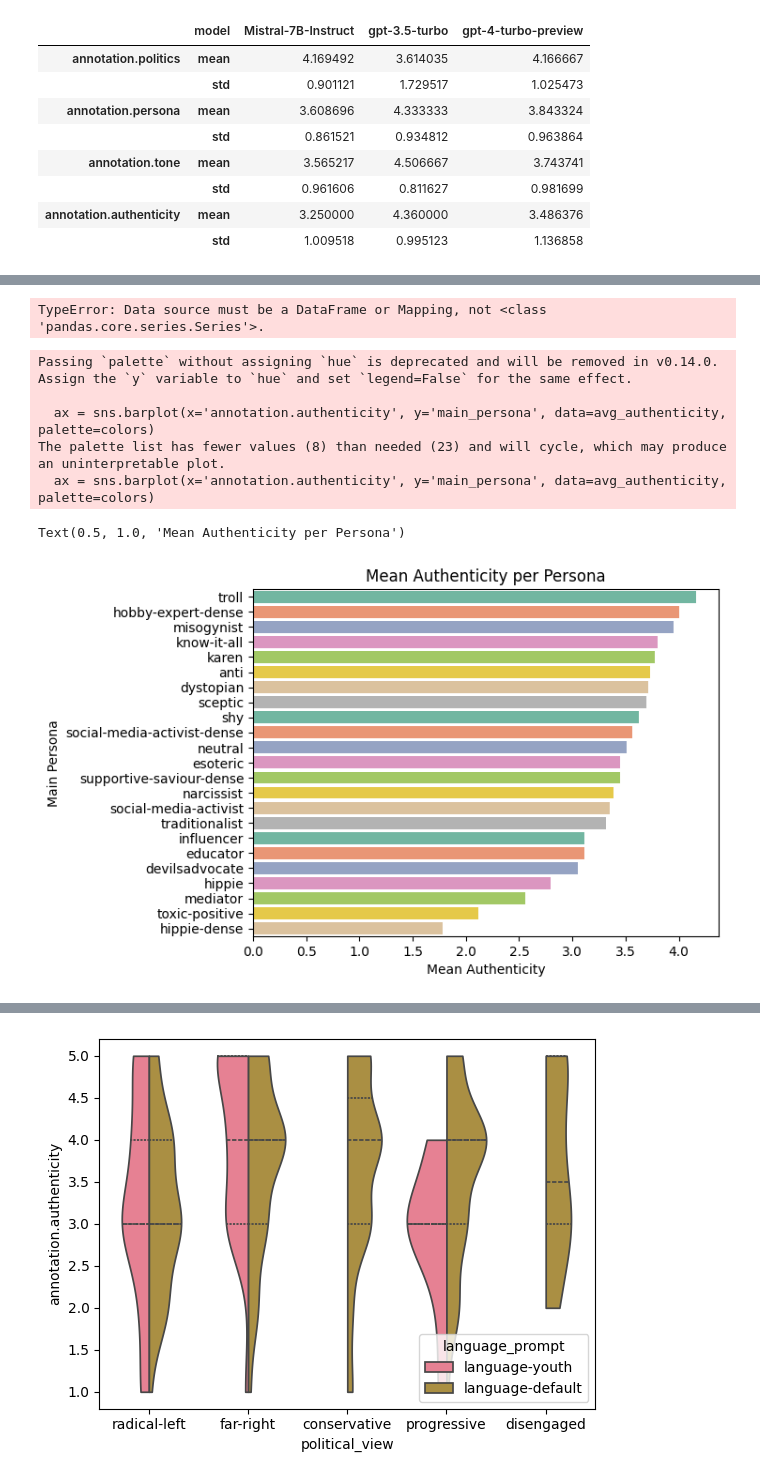
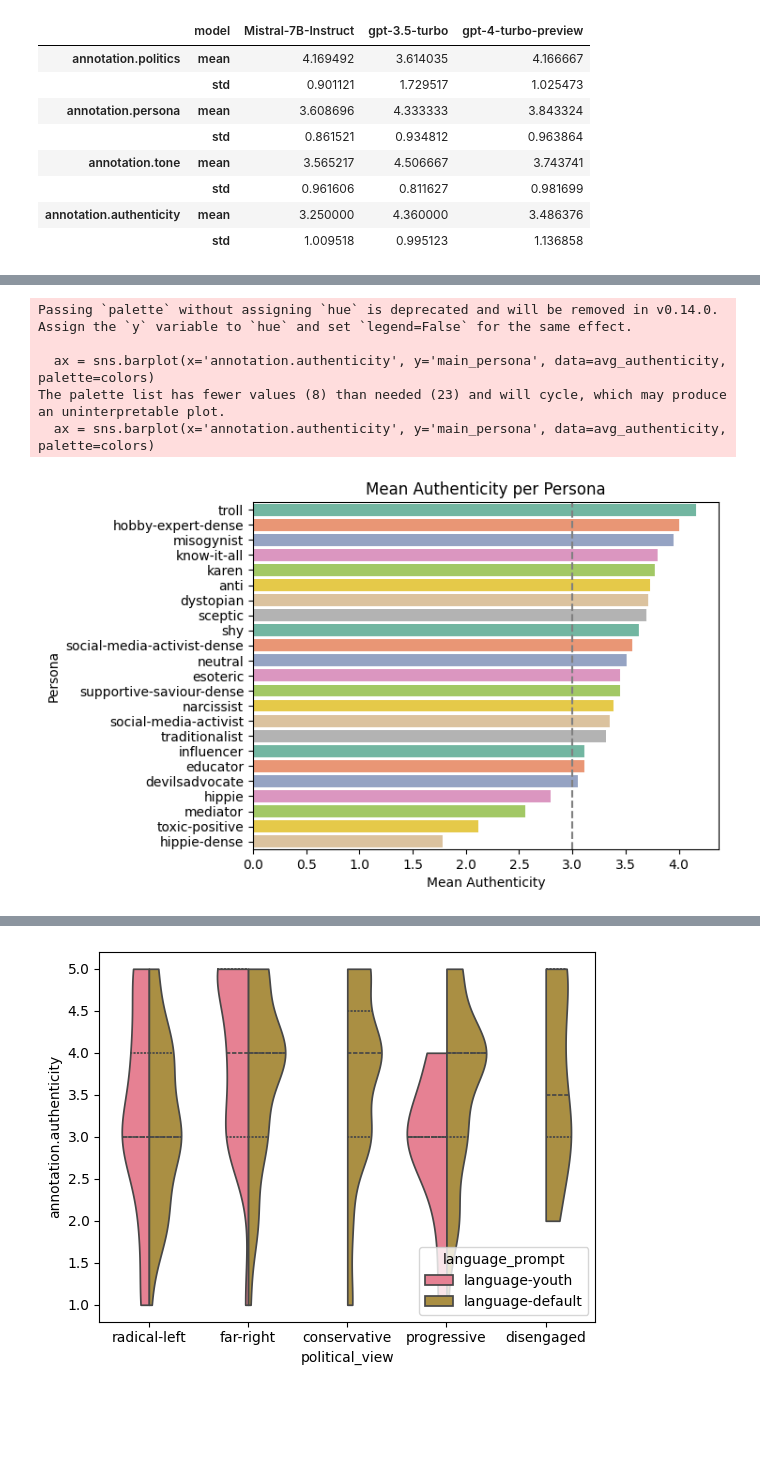
Before and after one commit to JanSt-nobot/TWON-Agents-RCS, a Jupyter notebook: experiments/RCS/0.1-Data-Processing.ipynb, the cells around one changed output, grey strips where cells are left out. Cells and saved outputs as stored; diff of their text form; code cells hidden in the pictures; blank space fills up the shorter version.

Commit message:
avg authenticity per persona

```diff
--- a/experiments/RCS/0.1-Data-Processing.ipynb
+++ b/experiments/RCS/0.1-Data-Processing.ipynb
@@ -130,31 +131,24 @@ ax.axhline(y=3.0, color=(0.2, 0.2, 0.2), linestyle='--')
-# %%
-import seaborn as sns
-average_authenticity = dataset.groupby('main_persona')['annotation.authenticity'].mean()
-average_authenticity
-
-# Create a horizontal bar chart using seaborn with color palette "Set2"
-sns.barplot(data=average_authenticity, y='main_persona', x='annotation.authenticity', palette='Set2')
-# %% [output]
-TypeError: Data source must be a DataFrame or Mapping, not <class 'pandas.core.series.Series'>.
-# %%
-# Calculate the average of annotation.politics per main_persona\n",
-plot_name = 'bar_chart_politics_per_persona'
-avg_authenticity = dataset.groupby('main_persona')['annotation.authenticity'].mean().reset_index()
-count_samples = dataset['main_persona'].value_counts().reset_index()
-count_samples.columns = ['main_persona', 'count_samples']
-avg_authenticity = avg_authenticity.merge(count_samples, on='main_persona')
-avg_authenticity = avg_authenticity.sort_values(by='annotation.authenticity', ascending=False)
-colors = sns.color_palette('Set2')
-ax = sns.barplot(x='annotation.authenticity', y='main_persona', data=avg_authenticity, palette=colors)
-ax.set_xlabel('Mean Authenticity')
-ax.set_ylabel('Main Persona')
-ax.set_title('Mean Authenticity per Persona')
-#ax.get_figure().savefig(f'{OUT_PATH}/{plot_name}.language.model.auth.pdf', format="pdf", bbox_inches="tight")
-# %% [output]
-Passing `palette` without assigning `hue` is deprecated and will be removed in v0.14.0. Assign the `y` variable to `hue` and set `legend=False` for the same effect.
-
-  ax = sns.barplot(x='annotation.authenticity', y='main_persona', data=avg_authenticity, palette=colors)
-The palette list has fewer values (8) than needed (23) and will cycle, which may produce an uninterpretable plot.
-  ax = sns.barplot(x='annotation.authenticity', y='main_persona', data=avg_authenticity, palette=colors)
-Text(0.5, 1.0, 'Mean Authenticity per Persona')
-[figure, removed]
+# %%
+ax.set_xlim(0, 5)  # Set x-axis limit to 5
+
+# Calculate the average of annotation.authenticity per main_persona
+plot_name = 'bar_chart_authenticity_per_persona'
+avg_authenticity = dataset.groupby('main_persona')['annotation.authenticity'].mean().reset_index()
+avg_authenticity = avg_authenticity.sort_values(by='annotation.authenticity', ascending=False)
+colors = sns.color_palette('Set2')
+ax = sns.barplot(x='annotation.authenticity', y='main_persona', data=avg_authenticity, palette=colors)
+ax.set_xlabel('Mean Authenticity')
+ax.set_ylabel('Persona')
+ax.set_title('Mean Authenticity per Persona')
+
+# Add dashed line at authenticity 3.0
+ax.axvline(x=3.0, color='grey', linestyle='--')
+
+ax.get_figure().savefig(f'{OUT_PATH}/{plot_name}.language.model.auth.pdf', format="pdf", bbox_inches="tight")
+# %% [output]
+Passing `palette` without assigning `hue` is deprecated and will be removed in v0.14.0. Assign the `y` variable to `hue` and set `legend=False` for the same effect.
+
+  ax = sns.barplot(x='annotation.authenticity', y='main_persona', data=avg_authenticity, palette=colors)
+The palette list has fewer values (8) than needed (23) and will cycle, which may produce an uninterpretable plot.
+  ax = sns.barplot(x='annotation.authenticity', y='main_persona', data=avg_authenticity, palette=colors)
+[figure, added]
```
Also changed, not shown: parts of 4 cells of this notebook, 1 other file.
